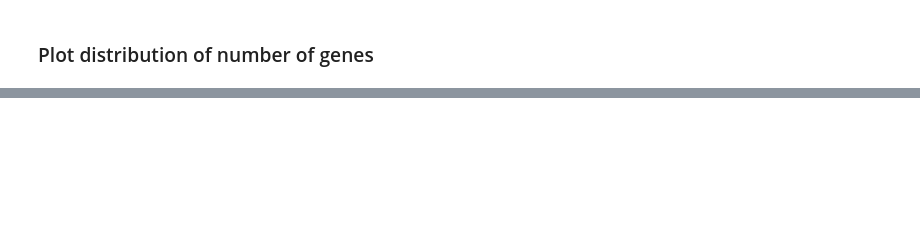
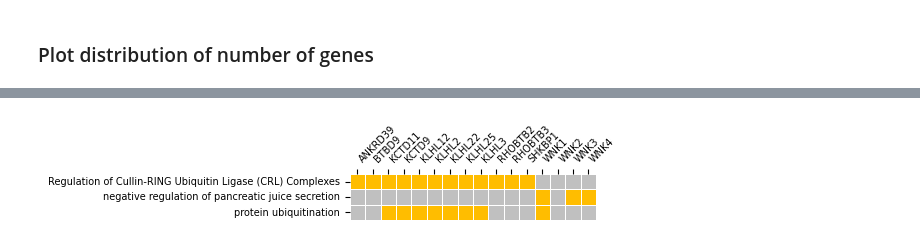
Before and after one commit to idekerlab/llm_evaluation_for_gene_set_interpretation, a Jupyter notebook: 6B.[Omics_revamped]GenerateOmicsFigures.ipynb, the cells around one changed output, grey strips where cells are left out. Saved outputs shown, nothing was run; the diff lists cells and outputs as text; code cells hidden in the pictures; blank space fills up the shorter version.

```diff
--- a/6B.[Omics_revamped]GenerateOmicsFigures.ipynb
+++ b/6B.[Omics_revamped]GenerateOmicsFigures.ipynb
@@ -76,0 +183,62 @@ ggsave(filename = "figures/OmicsRevamped_geneSetSizes.svg", plot = nGenes_count_
+# %%
+# find the GeneSetID: Cluster2-105 from the full table
+example = merged_genes_DF.loc[
+merged_genes_DF['GeneSetID'] == 'Cluster2-105'].iloc[[0,2]] # one is the most significant, one is more similar name
+# example
+geneList = example['GeneList'].values[0].split(' ')
+
+new_cols = ['Name', 'Supporting Genes','Named by']
+new_df = pd.DataFrame(columns=new_cols)
+
+# LLM supporting genes
+llm_supporting_genes = example['Supporting Genes'].values[0].split(' ')
+# Join the LLM supporting genes list into a single string
+llm_supporting_genes_str = ', '.join(llm_supporting_genes)
+llm_name_row = pd.DataFrame({'Name': [example['LLM Name'].values[0]], 'Supporting Genes': llm_supporting_genes_str, 'Named by': ['GPT-4']})
+new_df = pd.concat([new_df, llm_name_row], ignore_index=True)
+
+for go_term in example['Term'].values:
+    intersection = example.loc[example['Term'] == go_term, 'intersections'].values[0].split(',')
+    # Join the intersection list into a single string
+    intersection_str = ', '.join(intersection)
+    new_row = pd.DataFrame({'Name': [go_term], 'Supporting Genes': intersection_str, 'Named by': ['g:Profiler']})
+    new_df = pd.concat([new_df, new_row], ignore_index=True)
+
+
+new_df = new_df.reset_index(drop=True)
+# new_df
+# geneList
+# plot a heatmap, where columns are the genes and rows are the gene sets, heat at the intersections
+
+# column is all the genes in the target gene set
+genes = set(geneList)
+genes = sorted(genes)
+
+# Create a binary matrix
+matrix = pd.DataFrame(0, index=new_df['Name'], columns=genes)
+for idx, row in new_df.iterrows():
+    supporting_genes = row['Supporting Genes'].split(', ')
+    matrix.loc[row['Name'], supporting_genes] = 1
+
+# Calculate appropriate figure size based on the number of genes and gene sets
+fig_height =len(new_df['Name']) * 0.2
+fig_width= len(genes) * 0.2
+
+# Plot the heatmap with square cells and adjusted figure size
+plt.figure(figsize=(fig_width, fig_height))
+ax = sns.heatmap(matrix, cmap=['#c0c0c0', '#ffbd00'], cbar=False, linewidths=.5, annot=False, square=True)
+# Move the x-axis labels to the top
+ax.xaxis.set_ticks_position('top')
+ax.xaxis.set_label_position('top')
+
+# Adjust the font size of the labels
+ax.set_xticklabels(ax.get_xticklabels(), rotation=45, ha='left')
+ax.set_yticklabels(ax.get_yticklabels(), rotation=0, ha='right')
+
+
+plt.xlabel('')
+plt.ylabel('')
+plt.savefig('figures/omics_LLM_gprofiler_CULLIN_example_gene_intersection_heatmap.svg', dpi=300)
+plt.show()
+# %% [output]
+[figure, added]
```
Also changed, not shown: parts of 21 cells of this notebook, 29 other files.
